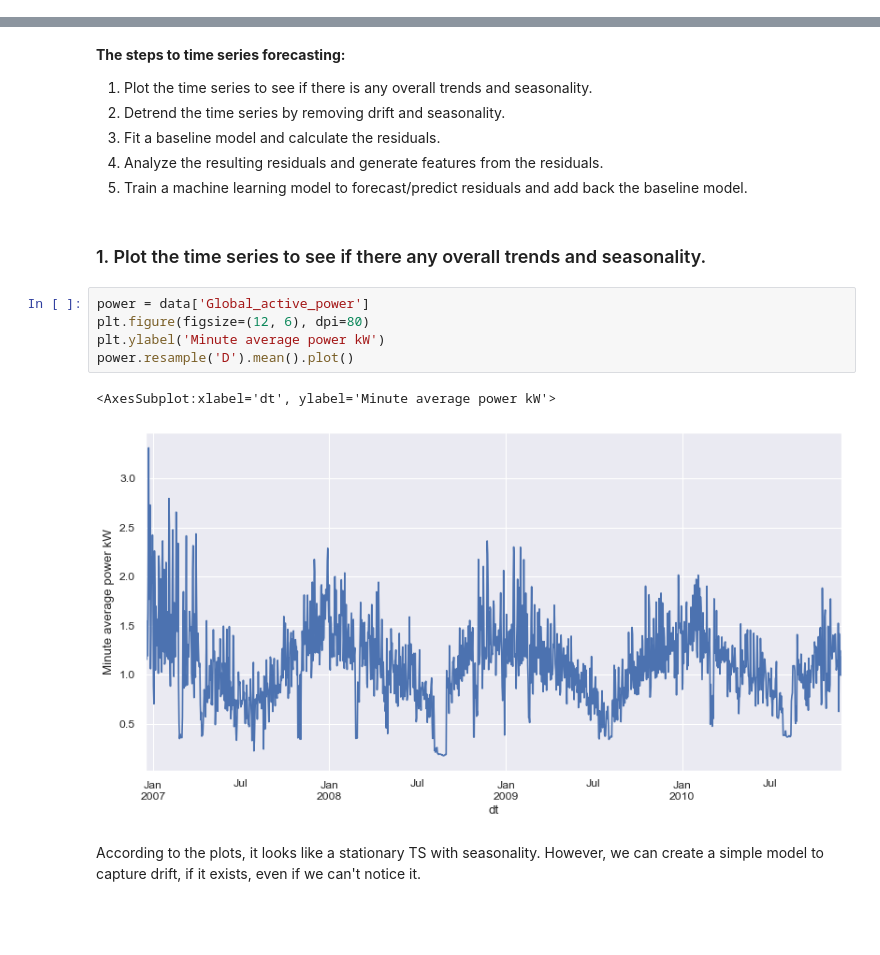
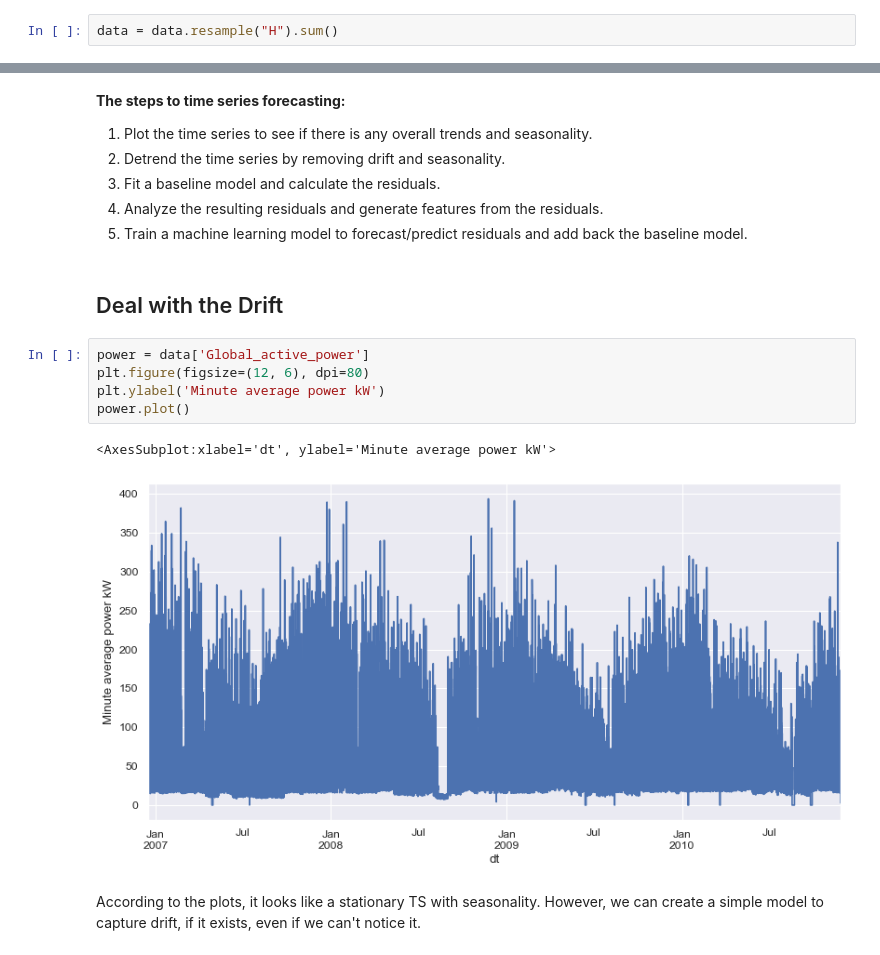
Before and after one commit to EarnRW/Time-Series-Forecasting-Household-Electric-Power-Consumption, a Jupyter notebook: notebook/forecasting.ipynb, the cells around one changed output, grey strips where cells are left out. Cells and saved outputs as stored; diff of their text form; blank space fills up the shorter version.

```diff
--- a/notebook/forecasting.ipynb
+++ b/notebook/forecasting.ipynb
@@ -15,6 +15,8 @@ import sklearn
 data = pd.read_csv("../data/household_power_consumption.txt", sep=';',
                  parse_dates={'dt' : ['Date', 'Time']}, infer_datetime_format=True,
                  low_memory=False, na_values=['nan','?'], index_col='dt')
+# %%
+data = data.resample("H").sum()
 # %%
 data.shape
 # %% [output]
@@ -148,16 +151,16 @@ Our approach will be to identify the first two terms to create a baseline model,
 1. Fit a baseline model and calculate the residuals.
 1. Analyze the resulting residuals and generate features from the residuals.
 1. Train a machine learning model to forecast/predict residuals and add back the baseline model.
-# %% [markdown]
-###  1. Plot the time series to see if there any overall trends and seasonality.
+# %% [markdown]
+## Deal with the Drift
 # %%
 power = data['Global_active_power']
 plt.figure(figsize=(12, 6), dpi=80)
 plt.ylabel('Minute average power kW')
-power.resample('D').mean().plot()
+power.plot()
 # %% [output]
 <AxesSubplot:xlabel='dt', ylabel='Minute average power kW'>
-[figure, old version]
+[figure, new version]
 # %% [markdown]
 According to the plots, it looks like a stationary TS with seasonality. However, we can create a simple model to capture drift, if it exists, even if we can't notice it.
 # %%
```
Also changed, not shown: parts of 39 cells of this notebook.
